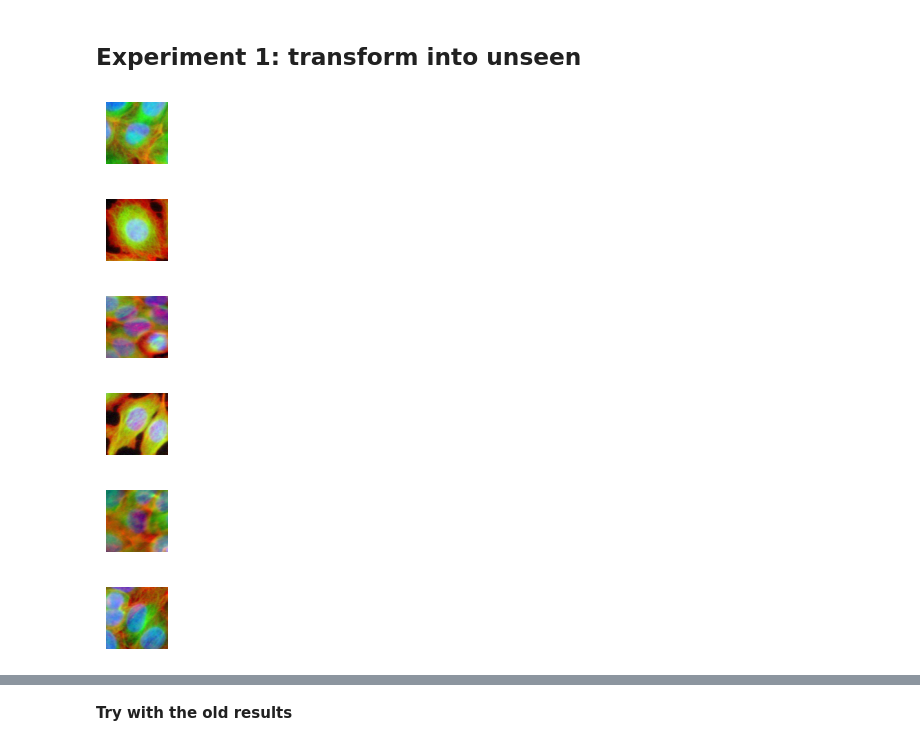
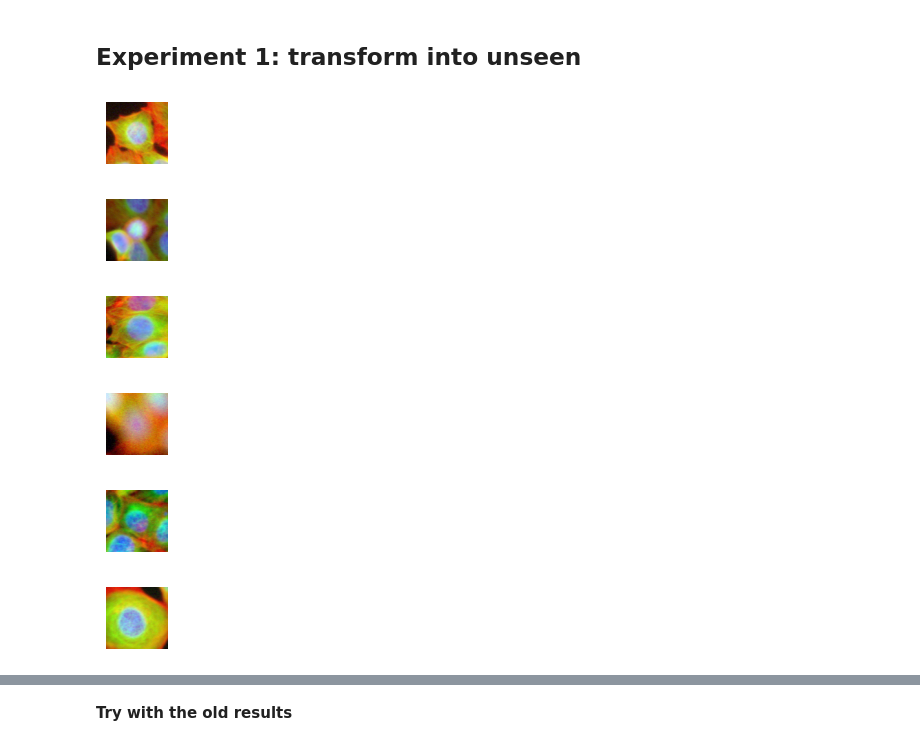
Before and after one commit to theislab/IMPA, a Jupyter notebook: notebooks/cpg0000/corrections_old_paper/unseen_drug_experiments.ipynb, the cells around one changed output, grey strips where cells are left out. Drawn from its saved outputs; the diff is of its cells as text; code cells hidden in the pictures.

Commit message:
Plots rebuttal

```diff
--- a/notebooks/cpg0000/corrections_old_paper/unseen_drug_experiments.ipynb
+++ b/notebooks/cpg0000/corrections_old_paper/unseen_drug_experiments.ipynb
@@ -264,14 +288,14 @@ for drug in ood_drugs:
     drugs[drug] = transformed
     controls[drug] = control
 # %%
-plot_n_images(controls["cytochalasin D"], 5, [0,1,2], (0.8,0.8))
+plot_n_images(controls["simvastatin"], 5, [0,1,2], (0.8,0.8))
 # %% [output]
-[figure, old version]
+[figure, new version]
-[figure, old version]
+[figure, new version]
-[figure, old version]
+[figure, new version]
-[figure, old version]
+[figure, new version]
-[figure, old version]
+[figure, new version]
-[figure, old version]
+[figure, new version]
 # %%
 for drug in drugs:
     print(drug)
```
Also changed, not shown: parts of 5 cells of this notebook, 4 other files.
